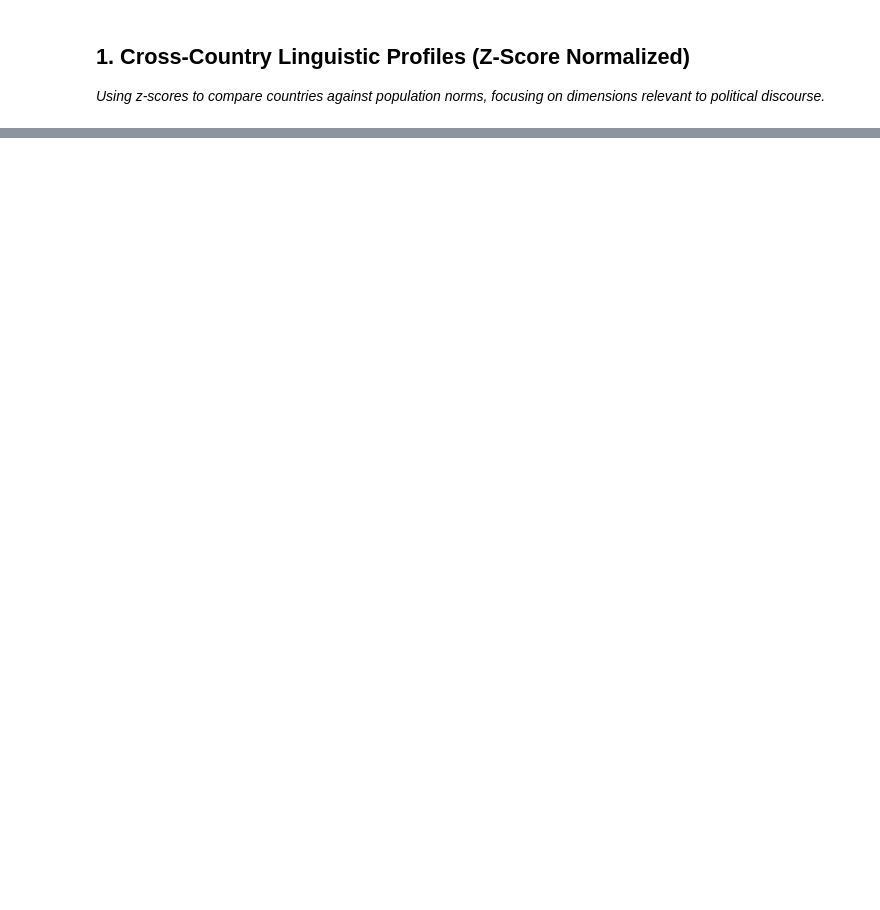
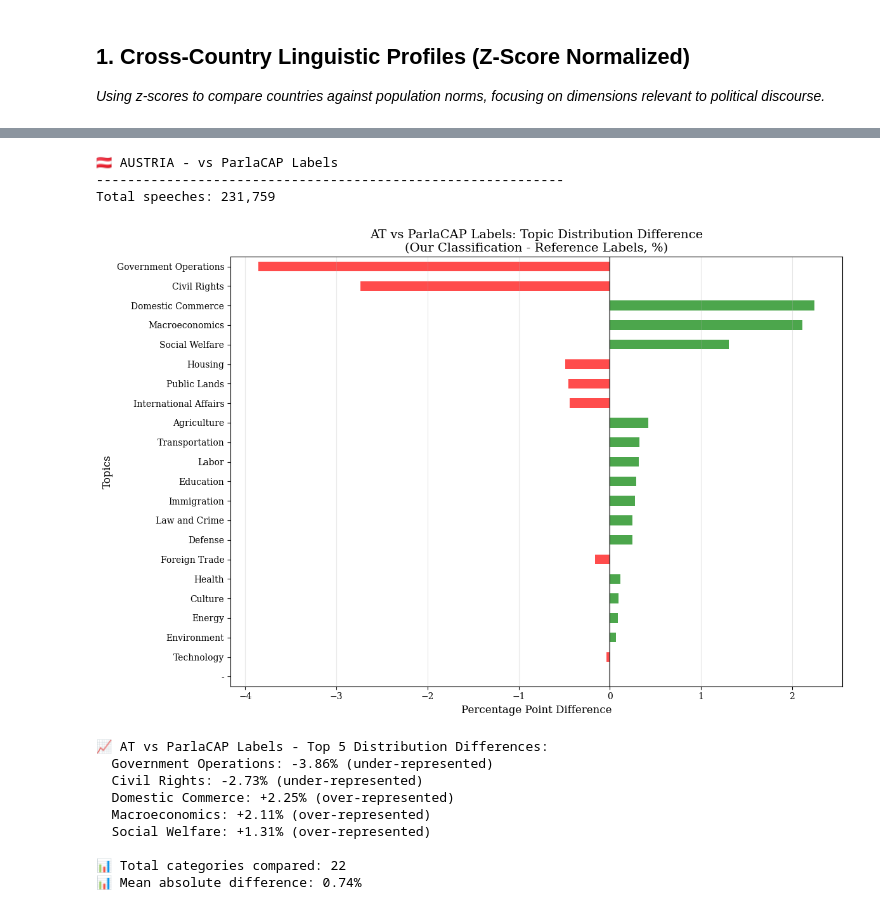
Before and after one commit to pavlesav/master-thesis, a Jupyter notebook: code/liwc_visualization.ipynb, the cells around one changed output, grey strips where cells are left out. Cells and saved outputs as stored; diff of their text form; code cells hidden in the pictures; blank space fills up the shorter version.

```diff
--- a/code/liwc_visualization.ipynb
+++ b/code/liwc_visualization.ipynb
@@ -1258,0 +1078,28 @@ Great Britain:
+# %%
+# AT: Compare against ParlaCAP labels (use percentages - large dataset)
+print("\n🇦🇹 AUSTRIA - vs ParlaCAP Labels")
+print("-"*60)
+print(f"Total speeches: {len(AT):,}")
+
+at_diff_parlacap = compare_topic_differences(
+    AT,
+    'topic_consensus',
+    'Topic',
+    'AT vs ParlaCAP Labels',
+    exclude_topics=['Other', 'Mix'],
+    use_counts=False
+)
+# %% [output]
+🇦🇹 AUSTRIA - vs ParlaCAP Labels
+------------------------------------------------------------
+Total speeches: 231,759
+[figure, added]
+📈 AT vs ParlaCAP Labels - Top 5 Distribution Differences:
+  Government Operations: -3.86% (under-represented)
+  Civil Rights: -2.73% (under-represented)
+  Domestic Commerce: +2.25% (over-represented)
+  Macroeconomics: +2.11% (over-represented)
+  Social Welfare: +1.31% (over-represented)
+
+📊 Total categories compared: 22
+📊 Mean absolute difference: 0.74%
```
Also changed, not shown: parts of 15 cells of this notebook.
